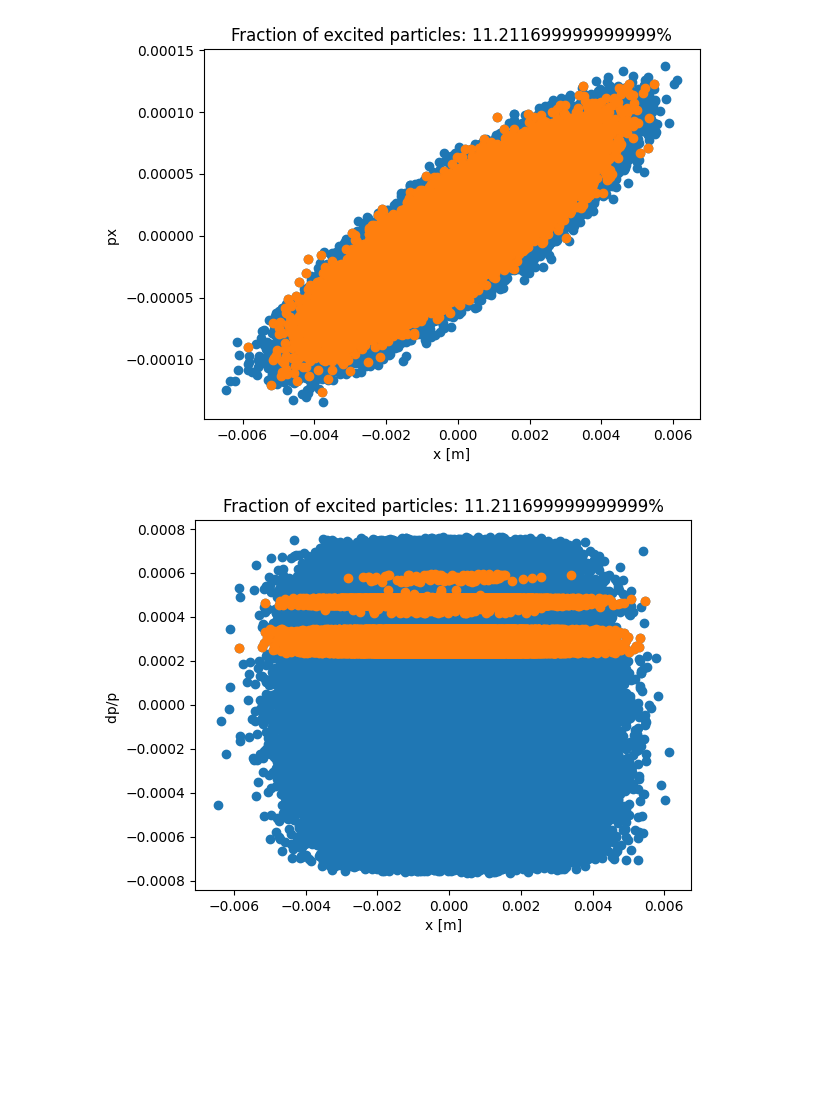
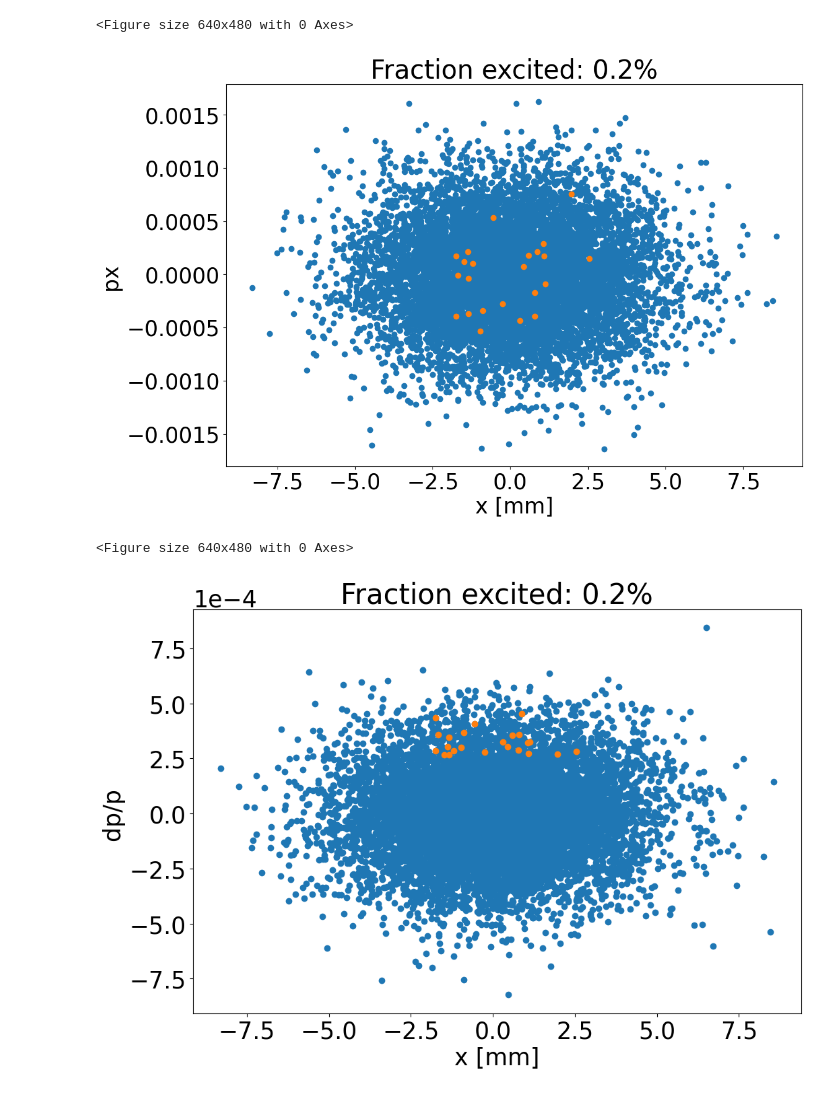
Before and after one commit to pkruyt/laser_cooling, a Jupyter notebook: GSI.ipynb, the cells around one changed output. Saved outputs shown, nothing was run; the diff lists cells and outputs as text; code cells hidden in the pictures; blank space fills up the shorter version.

```diff
--- a/GSI.ipynb
+++ b/GSI.ipynb
@@ -111,3 +71,31 @@ Warning! scale_with_transverse_norm_emitt is deprecated. Use nemitt_x and nemitt
+# %%
+emittance=1*1e-6 #inital emittance
+num_particles = int(1e4)
+
+sigma_x = np.sqrt(beta_x*emittance)
+sigma_px = np.sqrt(emittance*1/beta_x)
+sigma_y = np.sqrt(beta_y*emittance)
+sigma_py = np.sqrt(emittance*1/beta_y)
+sigma_p = 2e-5 # relative ion momentum spread
+sigma_p = 2e-4 # relative ion momentum spread
+
+delta = np.random.normal(loc=0.0, scale=sigma_p, size=num_particles)
+x = np.random.normal(loc=0.0, scale=sigma_x, size=num_particles) + disp_x * delta
+px = np.random.normal(loc=0.0, scale=sigma_px, size=num_particles)
+y = np.random.normal(loc=0.0, scale=sigma_y, size=num_particles)
+py = np.random.normal(loc=0.0, scale=sigma_py, size=num_particles)
+
+particles = xp.Particles(
+    mass0=mass0,
+    p0c=p0c,
+    q0=q0,
+    x=x,
+    px=px,
+    y=y,
+    py=py,
+    delta=delta,
+    zeta=0
+)
 # %%
 ##################
 # Laser Cooler #
@@ -223,30 +199,38 @@ Done compiling ContextCpu kernels.
 # %%
 plt.figure()
-plt.title(f'Fraction of excited particles: {fraction_excitation*100}%')
-
+plt.figure(figsize=(12, 8))
+plt.rcParams.update({'font.size': 25})
+plt.title(f'Fraction excited: {round(fraction_excitation*100, 1)}%')
 #plt.axvline(laser_x,color='red')
 # plt.axvline(laser_x+laser_waist_radius,color='red')
 # plt.axvline(laser_x-laser_waist_radius,color='red')
 
-plt.scatter(particles.x,particles.px)
-plt.scatter(particles.x[excited],particles.px[excited])
-plt.xlabel('x [m]')
+plt.scatter(particles.x*1e3,particles.px)
+plt.scatter(particles.x[excited]*1e3,particles.px[excited])
+plt.xlabel('x [mm]')
 plt.ylabel('px ')
 plt.show()
 # %% [output]
+<Figure size 640x480 with 0 Axes>
-[figure, old version]
+[figure, new version]
 # %%
 plt.figure()
-plt.title(f'Fraction of excited particles: {fraction_excitation*100}%')
+plt.figure(figsize=(12, 8))
+plt.rcParams.update({'font.size': 25})
+plt.title(f'Fraction excited: {round(fraction_excitation*100, 1)}%')
 
 #plt.axvline(laser_x,color='red')
 # plt.axvline(laser_x+laser_waist_radius,color='red')
 # plt.axvline(laser_x-laser_waist_radius,color='red')
 
-plt.scatter(particles.x,particles.delta)
-plt.scatter(particles.x[excited],particles.delta[excited])
-plt.xlabel('x [m]')
+plt.scatter(particles.x*1e3,particles.delta)
+plt.scatter(particles.x[excited]*1e3,particles.delta[excited])
+plt.xlabel('x [mm]')
 plt.ylabel('dp/p ')
+plt.tight_layout()
+plt.ticklabel_format(style='sci', axis='y', scilimits=(0,0))
+# plt.savefig('First_turn.eps', format='eps', dpi=300)
 plt.show()
 # %% [output]
+<Figure size 640x480 with 0 Axes>
-[figure, old version]
+[figure, new version]
```
Also changed, not shown: parts of 6 cells of this notebook, 10 other files.
